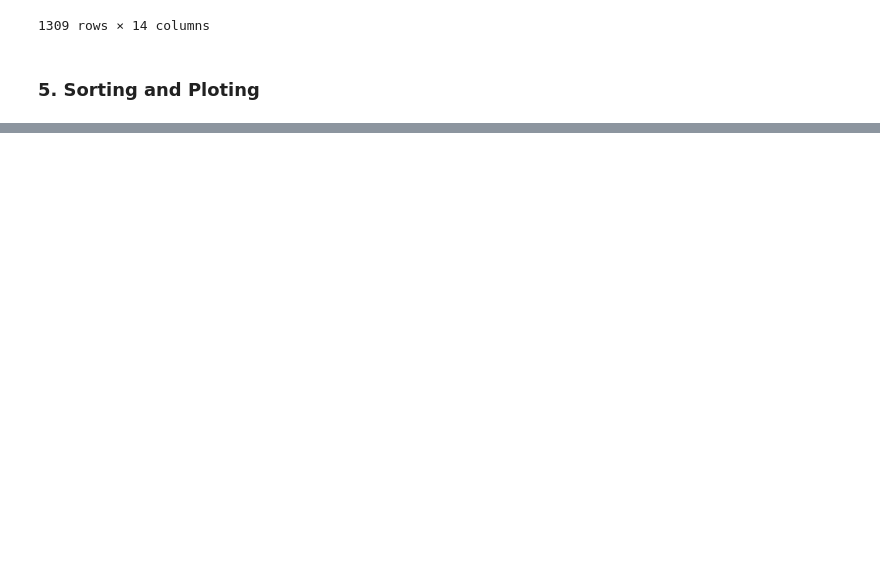
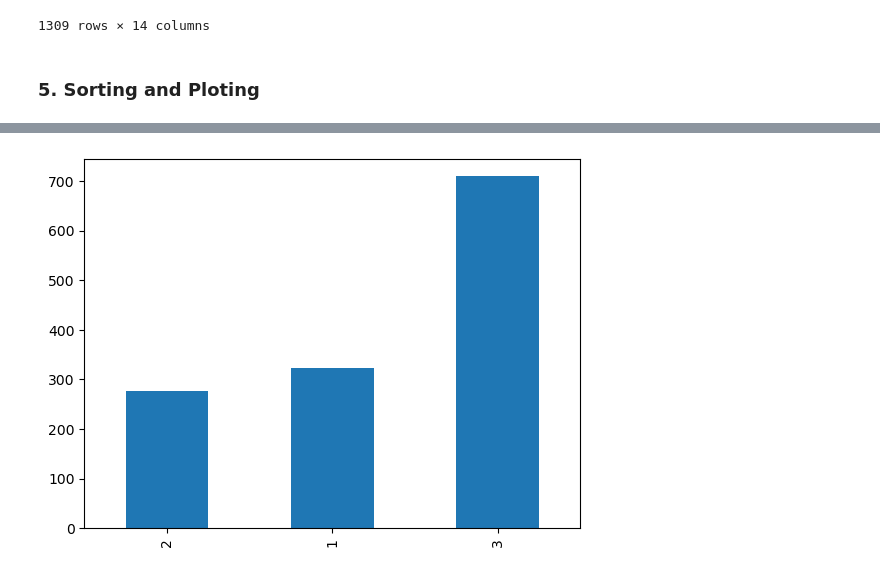
Before and after one commit to souravdev-eng/Data-Analysis-and-Visualization-course, a Jupyter notebook: 04_Indexes_and_Sorting.ipynb, the cells around one changed output, grey strips where cells are left out. Drawn from its saved outputs; the diff is of its cells as text; code cells hidden in the pictures; blank space fills up the shorter version.

```diff
--- a/04_Indexes_and_Sorting.ipynb
+++ b/04_Indexes_and_Sorting.ipynb
@@ -250,0 +256,4 @@ titanic.sort_index(ascending=False)
+# %%
+titanic["pclass"].value_counts().sort_values().plot(kind="bar");
+# %% [output]
+[figure, added]
```
Also changed, not shown: parts of 13 cells of this notebook.
